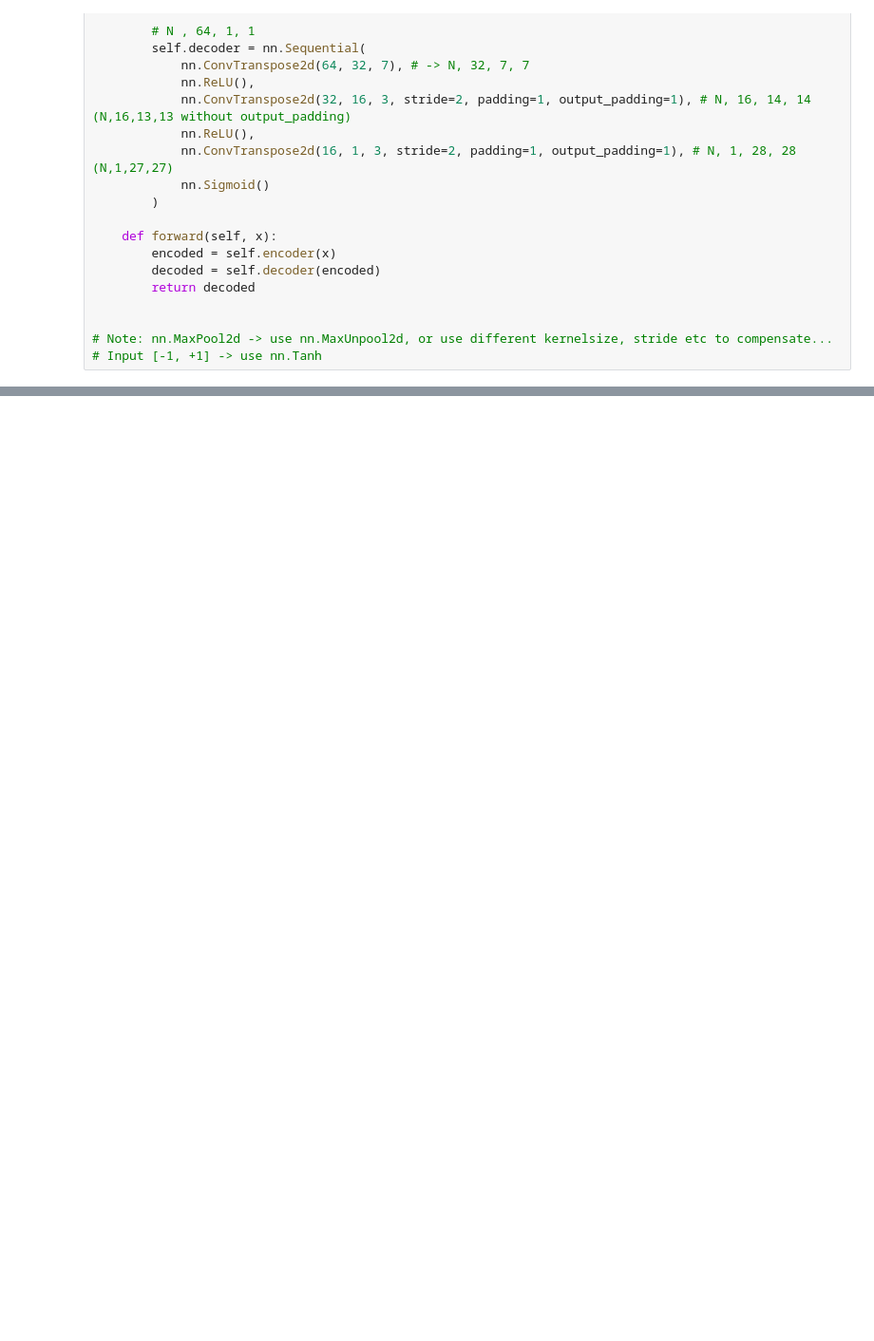
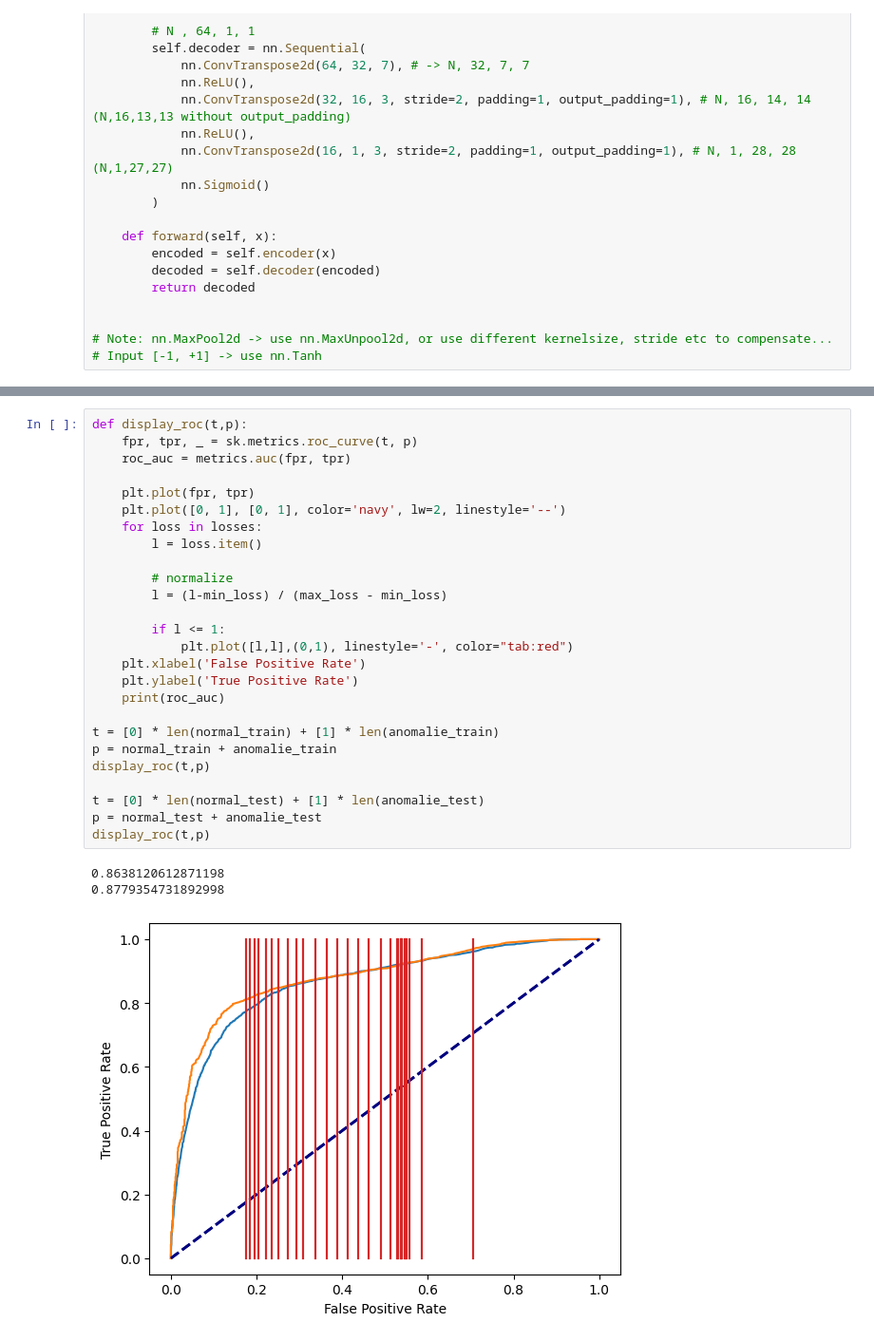
Before and after one commit to Khelta/masterarbeit, a Jupyter notebook: code/pytorch/Autoencoder_reconstruct.ipynb, the cells around one changed output, grey strips where cells are left out. Shown at 95% size. Cells and saved outputs as stored; diff of their text form; blank space fills up the shorter version.

```diff
--- a/code/pytorch/Autoencoder_reconstruct.ipynb
+++ b/code/pytorch/Autoencoder_reconstruct.ipynb
@@ -137,0 +253,30 @@ for k in range(0, num_epochs, 4):
+# %%
+def display_roc(t,p):
+    fpr, tpr, _ = sk.metrics.roc_curve(t, p)
+    roc_auc = metrics.auc(fpr, tpr)
+
+    plt.plot(fpr, tpr)
+    plt.plot([0, 1], [0, 1], color='navy', lw=2, linestyle='--')
+    for loss in losses:
+        l = loss.item()
+
+        # normalize
+        l = (l-min_loss) / (max_loss - min_loss)
+
+        if l <= 1:
+            plt.plot([l,l],(0,1), linestyle='-', color="tab:red")
+    plt.xlabel('False Positive Rate')
+    plt.ylabel('True Positive Rate')
+    print(roc_auc)
+
+t = [0] * len(normal_train) + [1] * len(anomalie_train)
+p = normal_train + anomalie_train
+display_roc(t,p)
+
+t = [0] * len(normal_test) + [1] * len(anomalie_test)
+p = normal_test + anomalie_test
+display_roc(t,p)
+# %% [output]
+0.8638120612871198
+0.8779354731892998
+[figure, added]
```
Also changed, not shown: parts of 10 cells of this notebook, 3 other files.
